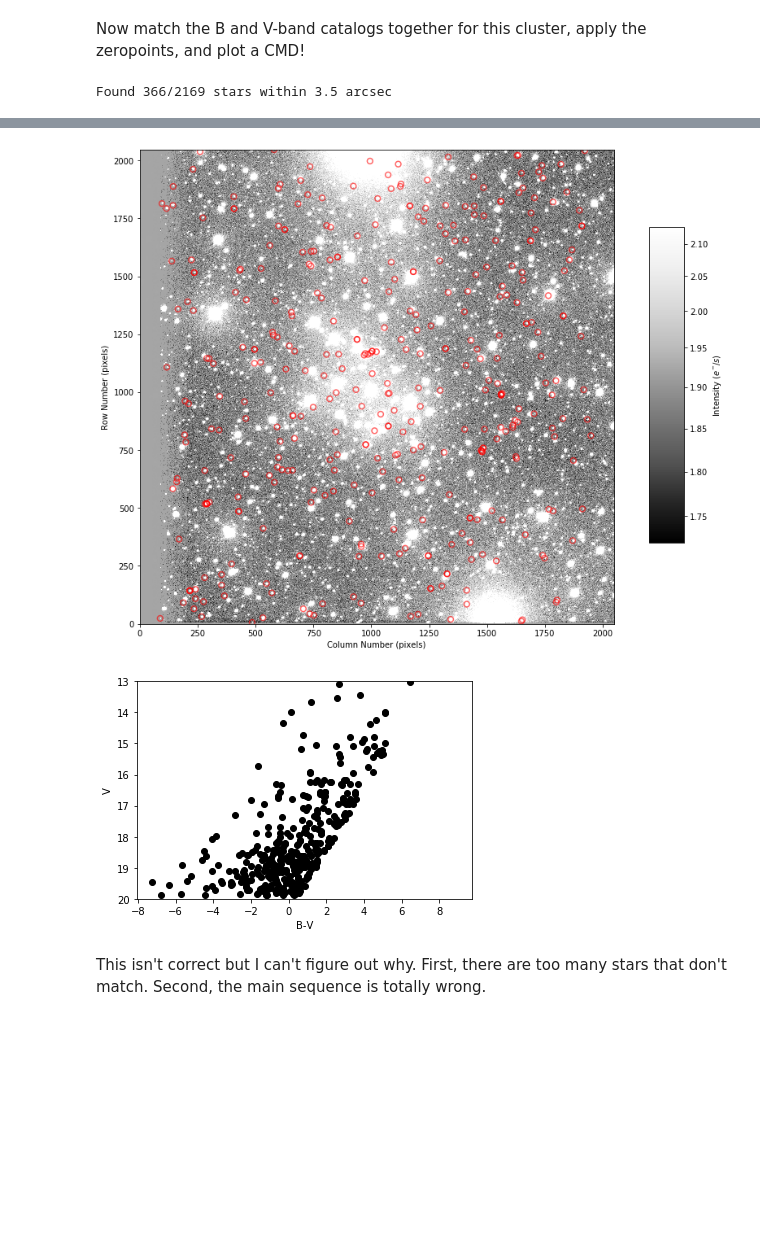
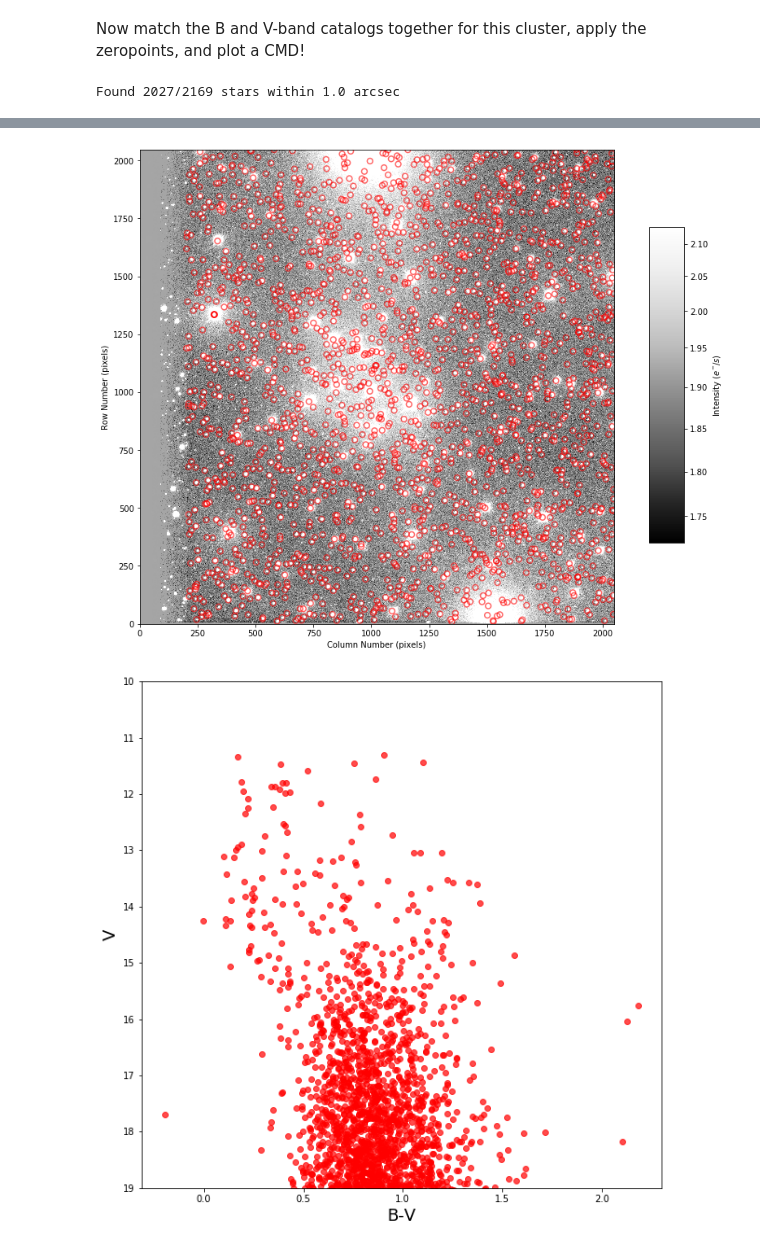
Before and after one commit to grudnick/astr596_obsproject, a Jupyter notebook: reduction_part5_student.ipynb, the cells around one changed output, grey strips where cells are left out. Drawn from its saved outputs; the diff is of its cells as text; code cells hidden in the pictures; blank space fills up the shorter version.

```diff
--- a/reduction_part5_student.ipynb
+++ b/reduction_part5_student.ipynb
@@ -188,7 +188,7 @@ def find_stars(image, imgfile, fwhm=3.0, nsigma=3, sigma=None,
     return srcs
 # %%
 #***********
-srcs_ngc7296_V = find_stars(img_ngc7296_V_nosky, imgfile_ngc7296_V, sigma=bkg_V.background_rms_median, nsigma=4,
+srcs_ngc7296_V = find_stars(img_ngc7296_V_nosky, imgfile_ngc7296_V, sigma=bkg_V.background_rms_median, nsigma=5,
                   verbose=True, overwrite=False)
 srcs_ngc7296_V
 # %% [output]
@@ -213,7 +213,7 @@ Table length=2468
 | 1127 | 397.47741038941257 | 954.6183470744032 | 0.38142514712651304 | -0.059631521109456846 | -0.5684342770458212 | 25 | 0.0 | 0.49849058225039355 | 1.0035593707555708 | -0.003857676310906173 |
 | 388 | 36.72789236297758 | 331.992619250848 | 0.4605324045896888 | -0.2417219523426589 | -0.003009061136514783 | 25 | 0.0 | 0.41999284182845864 | 1.0032634859583012 | -0.0035375156768111286 |
 # %%
-srcs_ngc7296_B = find_stars(img_ngc7296_B_nosky, imgfile_ngc7296_B, sigma=bkg_B.background_rms_median, nsigma=4,
+srcs_ngc7296_B = find_stars(img_ngc7296_B_nosky, imgfile_ngc7296_B, sigma=bkg_B.background_rms_median, nsigma=5,
                   verbose=True, overwrite=False)
 srcs_ngc7296_B
 # %% [output]
@@ -417,7 +417,7 @@ Airmass in B was 1.069758
 # %% [markdown]
 Now match the B and V-band catalogs together for this cluster, apply the zeropoints, and plot a CMD!
 # %%
-def make_CMD(img_B,imgwcs_B,srcs_B,imgwcs_V,srcs_V, hdr_B, hdr_V, ZPB, ZPV, radasec = 3.0):
+def make_CMD(img_B,imgwcs_B,srcs_B,imgwcs_V,srcs_V, hdr_B, hdr_V, ZPB, ZPV, radasec = 1.0):
     import astropy.units as u
     from astropy.coordinates import SkyCoord
     import numpy.ma as ma
@@ -425,8 +425,8 @@ def make_CMD(img_B,imgwcs_B,srcs_B,imgwcs_V,srcs_V, hdr_B, hdr_V, ZPB, ZPV, rada
     rad = radasec * u.arcsec
 
     #This uses the WCS to convert the x and y positions of stars in our image to RA-DEC
-    radec_stars_B = imgwcs.all_pix2world(srcs_B['xcentroid']+1, srcs_B['ycentroid']+1, 1)
-    radec_stars_V = imgwcs.all_pix2world(srcs_V['xcentroid']+1, srcs_V['ycentroid']+1, 1)
+    radec_stars_B = imgwcs_B.all_pix2world(srcs_B['xcentroid']+1, srcs_B['ycentroid']+1, 1)
+    radec_stars_V = imgwcs_V.all_pix2world(srcs_V['xcentroid']+1, srcs_V['ycentroid']+1, 1)
     #this makes an instance of a SkyCoord class containing the RAs and Decs from the B-band
     coord_B = SkyCoord(ra=radec_stars_B[0]*u.deg, dec=radec_stars_B[1]*u.deg)
     coord_V = SkyCoord(ra=radec_stars_V[0]*u.deg, dec=radec_stars_V[1]*u.deg)
@@ -436,6 +436,9 @@ def make_CMD(img_B,imgwcs_B,srcs_B,imgwcs_V,srcs_V, hdr_B, hdr_V, ZPB, ZPV, rada
 
     #plot the histograms
     _ = plt.hist(sep2d.arcsec, bins=100, range=(-0.5, 3))
+    plt.xlabel('Sep between B and V sources [arcsec]',fontsize=14)
+    plt.ylabel('N',fontsize=14)
+
 
     #find the indices of the reference and source list that correspond to matching objects such that
     #the first index in each list corresponds to the first matching object
@@ -452,13 +455,13 @@ def make_CMD(img_B,imgwcs_B,srcs_B,imgwcs_V,srcs_V, hdr_B, hdr_V, ZPB, ZPV, rada
     #print(magB-magV)
 
     #plot the CMD!
-    fig, ax = plt.subplots()
-    ax.plot(magB-magV, magV, 'ko')
-    ax.set_ylim(20,13)
-    ax.set_xlabel('B-V')
-    ax.set_ylabel('V')
+    fig, ax = plt.subplots(figsize=(10, 10))
+    ax.plot(magB-magV, magV, 'ro',alpha=0.7)
+    ax.set_ylim(19,10)
+    ax.set_xlabel('B-V',fontsize=18)
+    ax.set_ylabel('V',fontsize=18)
     plt.show
 # %%
-make_CMD(img_ngc7296_B, imgwcs_ngc7296_B, srcs_ngc7296_B,imgwcs_ngc7296_V, srcs_ngc7296_V, hdr_ngc7296_B, hdr_ngc7296_V, ZPB, ZPV, radasec = 3.5)
+make_CMD(img_ngc7296_B, imgwcs_ngc7296_B, srcs_ngc7296_B,imgwcs_ngc7296_V, srcs_ngc7296_V, hdr_ngc7296_B, hdr_ngc7296_V, ZPB, ZPV, radasec = 1.0)
 # %% [output]
-Found 366/2169 stars within 3.5 arcsec
+Found 2027/2169 stars within 1.0 arcsec
@@ -466,4 +469,2 @@ Found 366/2169 stars within 3.5 arcsec
-[figure, old version]
+[figure, new version]
-[figure, old version]
+[figure, new version]
-# %% [markdown]
-This isn't correct but I can't figure out why.  First, there are too many stars that don't match.  Second, the main sequence is totally wrong.
```
Also changed, not shown: parts of 3 cells of this notebook.
